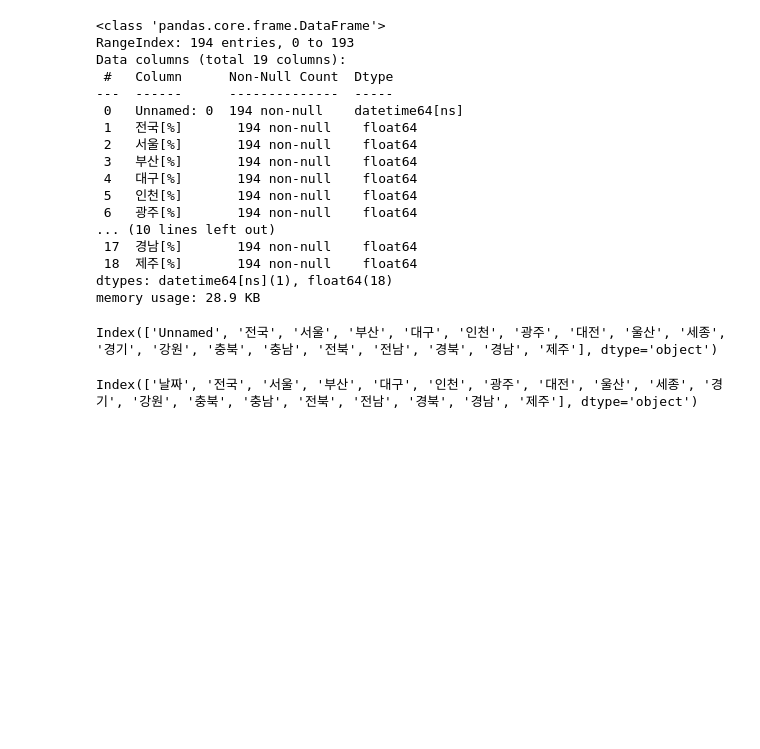
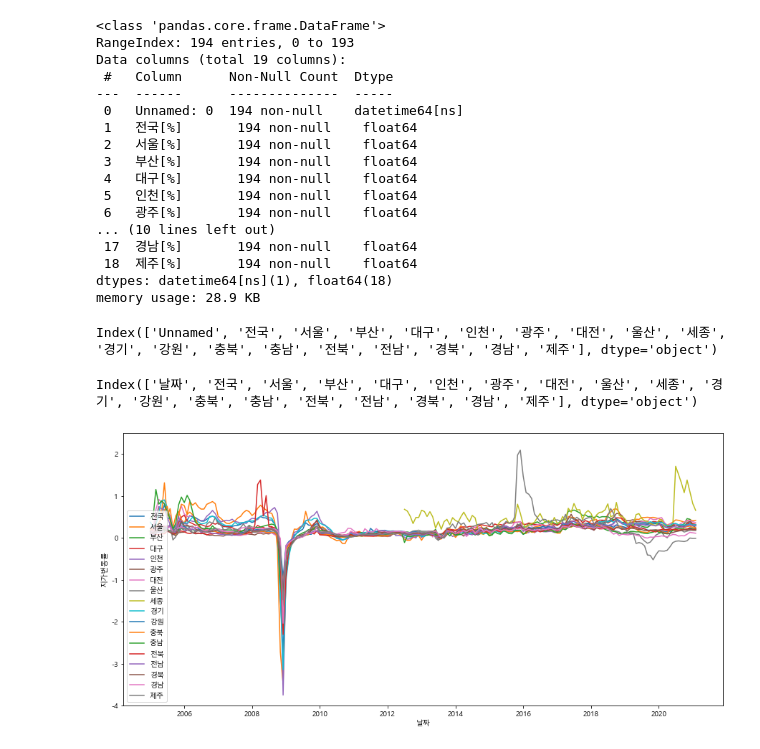
Before and after one commit to sunny0103/personal_project_public_data, a Jupyter notebook: Korea Real Estate Visualization.ipynb, the cells around one changed output. Cells and saved outputs as stored; diff of their text form; code cells hidden in the pictures; blank space fills up the shorter version.

```diff
--- a/Korea Real Estate Visualization.ipynb
+++ b/Korea Real Estate Visualization.ipynb
@@ -87,3 +87,13 @@ region=region.rename({'Unnamed':'날짜'},axis='columns')
 region.columns
 # %% [output]
 Index(['날짜', '전국', '서울', '부산', '대구', '인천', '광주', '대전', '울산', '세종', '경기', '강원', '충북', '충남', '전북', '전남', '경북', '경남', '제주'], dtype='object')
+# %%
+plt.figure(figsize=(15,7))
+for i in enumerate(tempre):
+    sns.lineplot(region['날짜'],region[i[1]])
+plt.legend(tempre)
+plt.ylim(-4, 2.5)
+plt.ylabel("지가변동률")
+plt.show()
+# %% [output]
+[figure, added]
```
Also changed, not shown: parts of 15 cells of this notebook.
